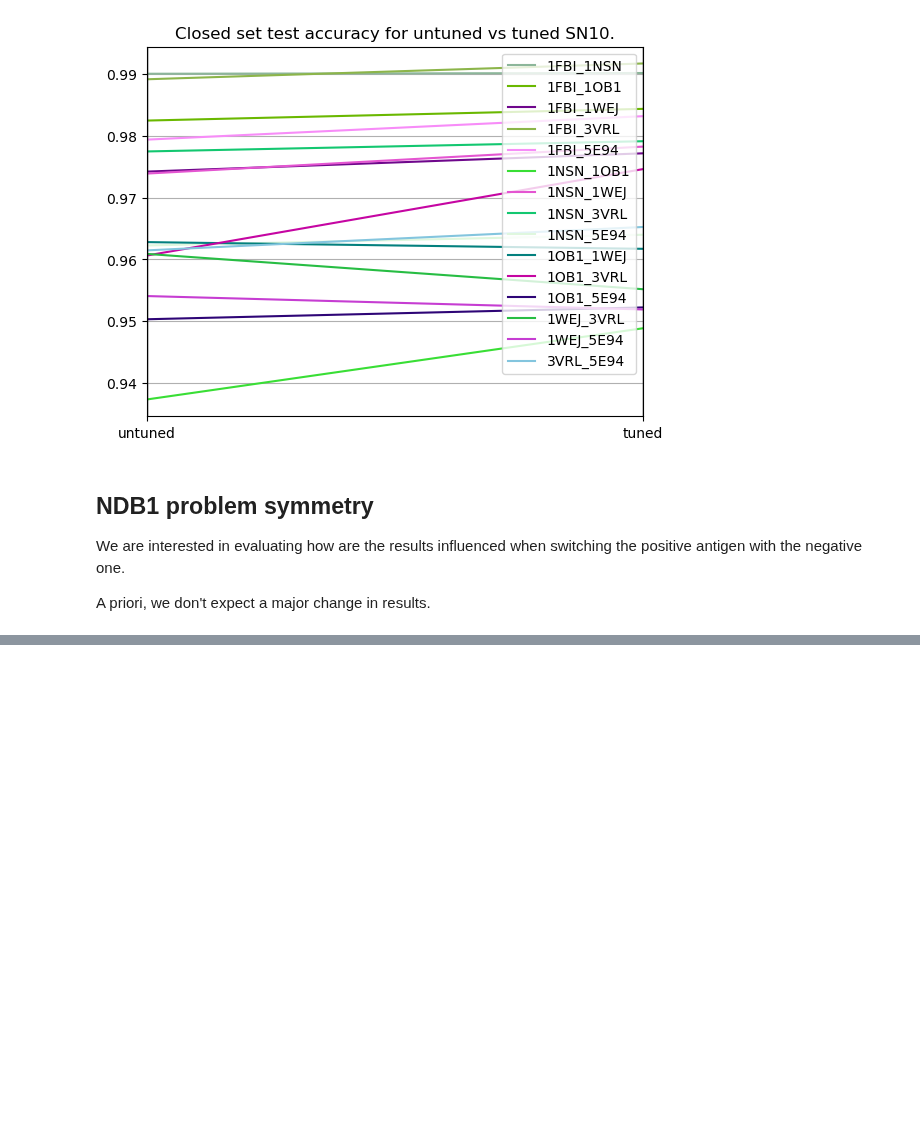
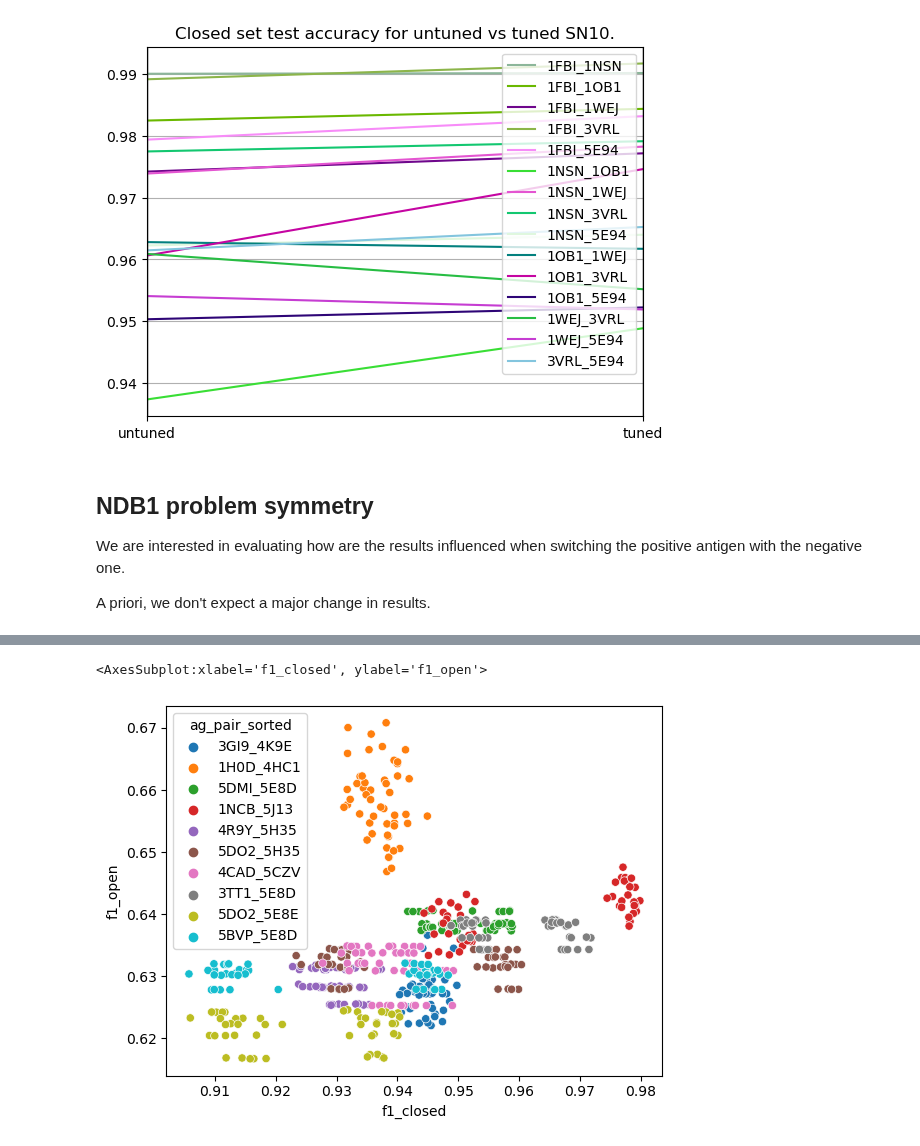
Before and after one commit to csi-greifflab/negative-class-optimization, a Jupyter notebook: notebooks/11_NDB1_Analysis.ipynb, the cells around one changed output, grey strips where cells are left out. Saved outputs shown, nothing was run; the diff lists cells and outputs as text; code cells hidden in the pictures; blank space fills up the shorter version.

```diff
--- a/notebooks/11_NDB1_Analysis.ipynb
+++ b/notebooks/11_NDB1_Analysis.ipynb
@@ -273,0 +279,9 @@ eval_metrics
+# %%
+api = utils.MlflowAPI()
+api.mlflow_request("8", "dev-v0.1.2-3")
+df = api.build_mlflow_results_df()
+
+df["ag_pos"] = list(map(lambda x: utils.extract_antigens_from_string(x)[0], df["ag_pos"]))
+df["ag_neg"] = list(map(lambda x: utils.extract_antigens_from_string(x)[0], df["ag_neg"]))
+df["ag_pair"] = df["ag_pos"] + "_" + df["ag_neg"]
+df["ag_pair_sorted"] = df["ag_pair"].apply(lambda x: "_".join(sorted(x.split("_"))))
@@ -273,0 +317,10 @@ eval_metrics
+# %%
+sns.scatterplot(
+    data=df,
+    x="f1_closed",
+    y="f1_open",
+    hue="ag_pair_sorted",
+)
+# %% [output]
+<AxesSubplot:xlabel='f1_closed', ylabel='f1_open'>
+[figure, added]
```
Also changed, not shown: parts of 6 cells of this notebook, 21 other files.
